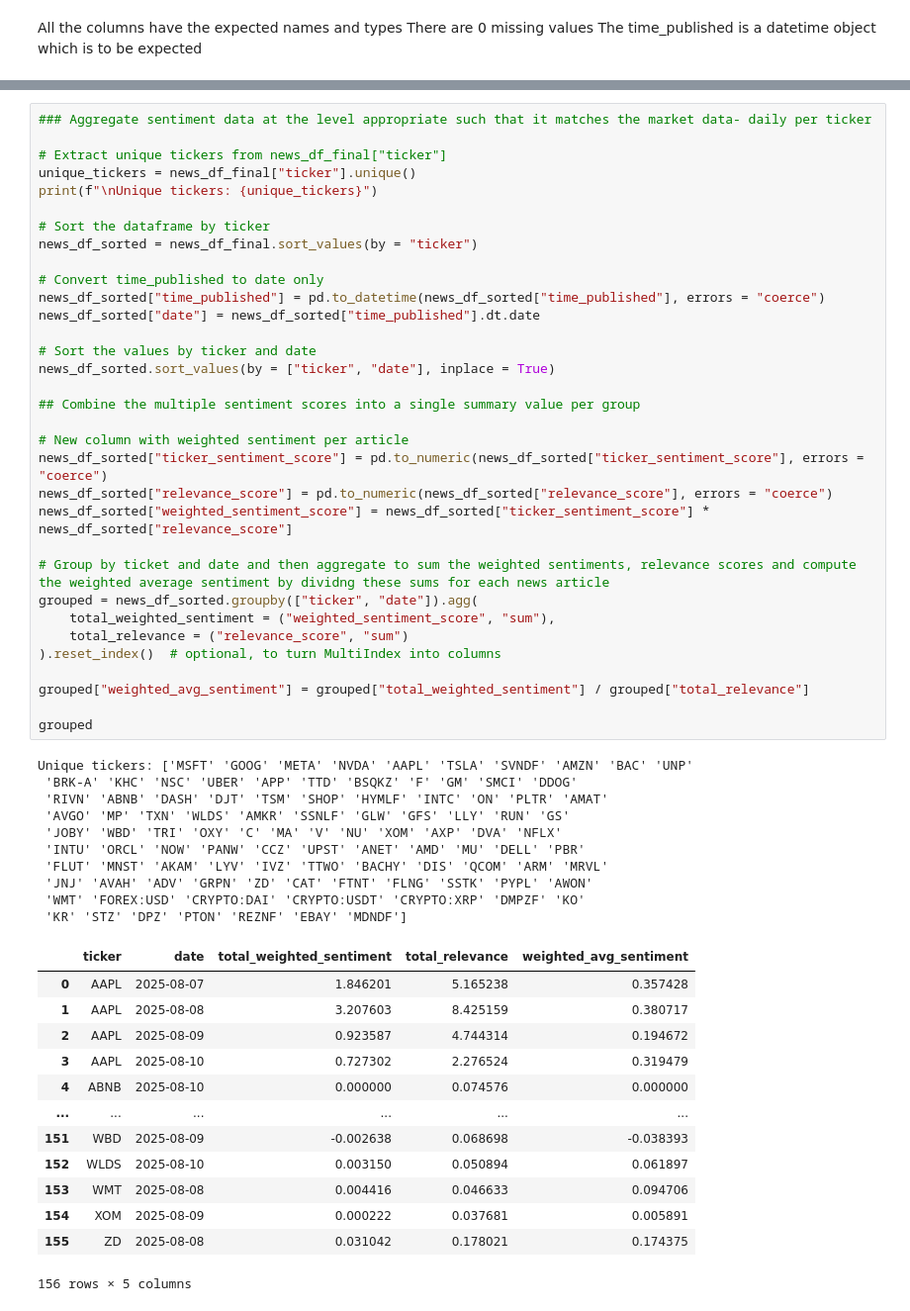
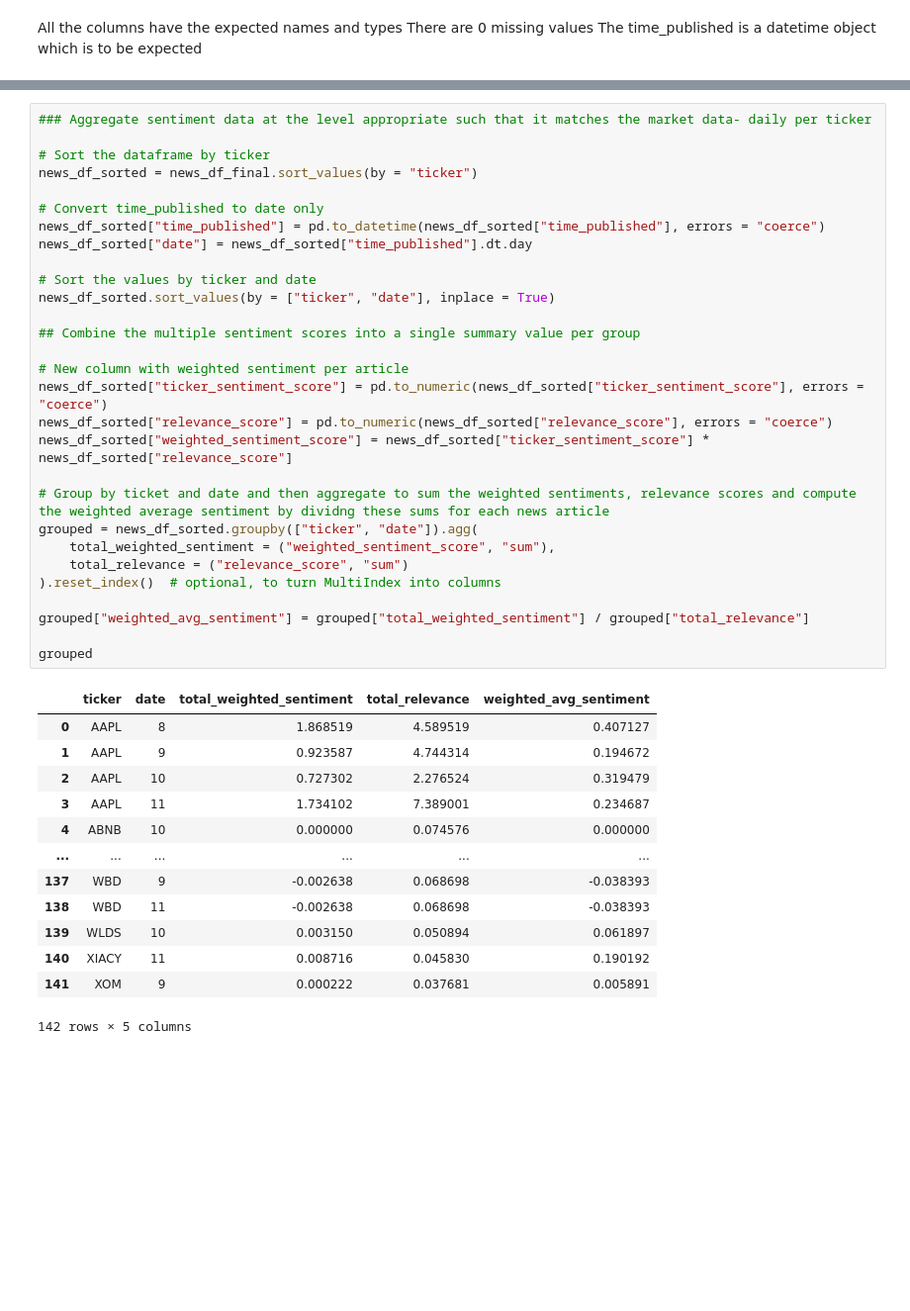
Before and after one commit to LydiaLCh/sentiment-model-quant, a Jupyter notebook: notebooks/02_sentiment_modeling.ipynb, the cells around one changed output, grey strips where cells are left out. Shown at 99% size. Saved outputs shown, nothing was run; the diff lists cells and outputs as text; blank space fills up the shorter version.

```diff
--- a/notebooks/02_sentiment_modeling.ipynb
+++ b/notebooks/02_sentiment_modeling.ipynb
@@ -188,57 +195,43 @@ news_df_final
 # %%
 ### Aggregate sentiment data at the level appropriate such that it matches the market data- daily per ticker
-
-# Extract unique tickers from news_df_final["ticker"]
-unique_tickers = news_df_final["ticker"].unique()
-print(f"\nUnique tickers: {unique_tickers}")
 
 # Sort the dataframe by ticker
 news_df_sorted = news_df_final.sort_values(by = "ticker")
 
 # Convert time_published to date only
 news_df_sorted["time_published"] = pd.to_datetime(news_df_sorted["time_published"], errors = "coerce")
-news_df_sorted["date"] = news_df_sorted["time_published"].dt.date
+news_df_sorted["date"] = news_df_sorted["time_published"].dt.day
 
 # Sort the values by ticker and date
 news_df_sorted.sort_values(by = ["ticker", "date"], inplace = True)
 
 ## Combine the multiple sentiment scores into a single summary value per group
 
 # New column with weighted sentiment per article
 news_df_sorted["ticker_sentiment_score"] = pd.to_numeric(news_df_sorted["ticker_sentiment_score"], errors = "coerce")
 news_df_sorted["relevance_score"] = pd.to_numeric(news_df_sorted["relevance_score"], errors = "coerce")
 news_df_sorted["weighted_sentiment_score"] = news_df_sorted["ticker_sentiment_score"] * news_df_sorted["relevance_score"]
 
 # Group by ticket and date and then aggregate to sum the weighted sentiments, relevance scores and compute the weighted average sentiment by dividng these sums for each news article
 grouped = news_df_sorted.groupby(["ticker", "date"]).agg(
     total_weighted_sentiment = ("weighted_sentiment_score", "sum"),
     total_relevance = ("relevance_score", "sum")
 ).reset_index()  # optional, to turn MultiIndex into columns
 
 grouped["weighted_avg_sentiment"] = grouped["total_weighted_sentiment"] / grouped["total_relevance"]
 
 grouped
 # %% [output]
+|  | ticker | date | total_weighted_sentiment | total_relevance | weighted_avg_sentiment |
+| 0 | AAPL | 8 | 1.868519 | 4.589519 | 0.407127 |
+| 1 | AAPL | 9 | 0.923587 | 4.744314 | 0.194672 |
+| 2 | AAPL | 10 | 0.727302 | 2.276524 | 0.319479 |
+| 3 | AAPL | 11 | 1.734102 | 7.389001 | 0.234687 |
+| 4 | ABNB | 10 | 0.000000 | 0.074576 | 0.000000 |
+| ... | ... | ... | ... | ... | ... |
+| 137 | WBD | 9 | -0.002638 | 0.068698 | -0.038393 |
+| 138 | WBD | 11 | -0.002638 | 0.068698 | -0.038393 |
+| 139 | WLDS | 10 | 0.003150 | 0.050894 | 0.061897 |
+| 140 | XIACY | 11 | 0.008716 | 0.045830 | 0.190192 |
+| 141 | XOM | 9 | 0.000222 | 0.037681 | 0.005891 |
-Unique tickers: ['MSFT' 'GOOG' 'META' 'NVDA' 'AAPL' 'TSLA' 'SVNDF' 'AMZN' 'BAC' 'UNP'
- 'BRK-A' 'KHC' 'NSC' 'UBER' 'APP' 'TTD' 'BSQKZ' 'F' 'GM' 'SMCI' 'DDOG'
- 'RIVN' 'ABNB' 'DASH' 'DJT' 'TSM' 'SHOP' 'HYMLF' 'INTC' 'ON' 'PLTR' 'AMAT'
- 'AVGO' 'MP' 'TXN' 'WLDS' 'AMKR' 'SSNLF' 'GLW' 'GFS' 'LLY' 'RUN' 'GS'
- 'JOBY' 'WBD' 'TRI' 'OXY' 'C' 'MA' 'V' 'NU' 'XOM' 'AXP' 'DVA' 'NFLX'
- 'INTU' 'ORCL' 'NOW' 'PANW' 'CCZ' 'UPST' 'ANET' 'AMD' 'MU' 'DELL' 'PBR'
- 'FLUT' 'MNST' 'AKAM' 'LYV' 'IVZ' 'TTWO' 'BACHY' 'DIS' 'QCOM' 'ARM' 'MRVL'
- 'JNJ' 'AVAH' 'ADV' 'GRPN' 'ZD' 'CAT' 'FTNT' 'FLNG' 'SSTK' 'PYPL' 'AWON'
- 'WMT' 'FOREX:USD' 'CRYPTO:DAI' 'CRYPTO:USDT' 'CRYPTO:XRP' 'DMPZF' 'KO'
- 'KR' 'STZ' 'DPZ' 'PTON' 'REZNF' 'EBAY' 'MDNDF']
+142 rows × 5 columns
-|  | ticker | date | total_weighted_sentiment | total_relevance | weighted_avg_sentiment |
-| 0 | AAPL | 2025-08-07 | 1.846201 | 5.165238 | 0.357428 |
-| 1 | AAPL | 2025-08-08 | 3.207603 | 8.425159 | 0.380717 |
-| 2 | AAPL | 2025-08-09 | 0.923587 | 4.744314 | 0.194672 |
-| 3 | AAPL | 2025-08-10 | 0.727302 | 2.276524 | 0.319479 |
-| 4 | ABNB | 2025-08-10 | 0.000000 | 0.074576 | 0.000000 |
-| ... | ... | ... | ... | ... | ... |
-| 151 | WBD | 2025-08-09 | -0.002638 | 0.068698 | -0.038393 |
-| 152 | WLDS | 2025-08-10 | 0.003150 | 0.050894 | 0.061897 |
-| 153 | WMT | 2025-08-08 | 0.004416 | 0.046633 | 0.094706 |
-| 154 | XOM | 2025-08-09 | 0.000222 | 0.037681 | 0.005891 |
-| 155 | ZD | 2025-08-08 | 0.031042 | 0.178021 | 0.174375 |
-156 rows × 5 columns
```
Also changed, not shown: parts of 15 cells of this notebook.
